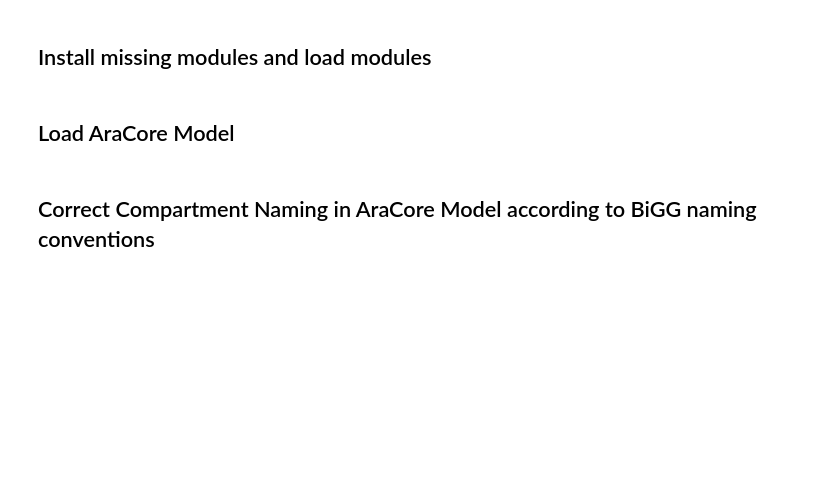
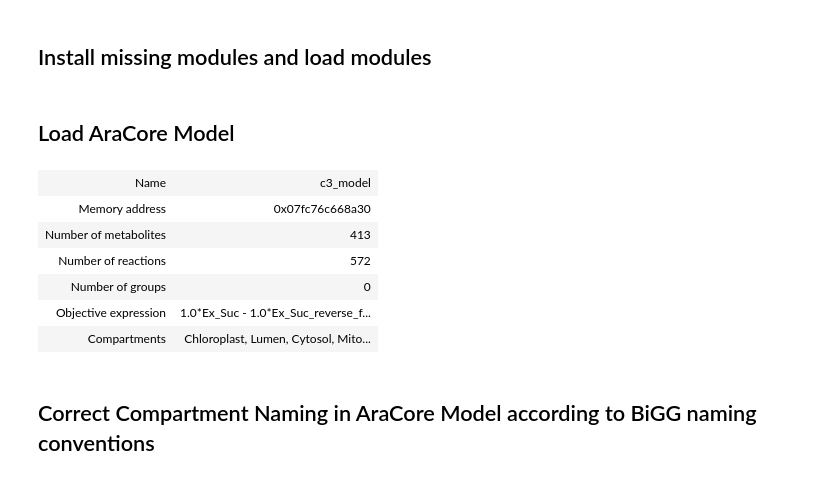
Before and after one commit to chloea31/AraCore, a Jupyter notebook: notebooks/2021-06-04-mb-reaction-mapping-table.ipynb, the cells around one changed output. Saved outputs shown, nothing was run; the diff lists cells and outputs as text; code cells hidden in the pictures; blank space fills up the shorter version.

```diff
--- a/notebooks/2021-06-04-mb-reaction-mapping-table.ipynb
+++ b/notebooks/2021-06-04-mb-reaction-mapping-table.ipynb
@@ -16,6 +16,15 @@ r = requests.get(fileName)
 # %%
 #Create model
 model = cobra.io.read_sbml_model(r.text)
+model
+# %% [output]
+| Name | c3_model |
+| Memory address | 0x07fc76c668a30 |
+| Number of metabolites | 413 |
+| Number of reactions | 572 |
+| Number of groups | 0 |
+| Objective expression | 1.0*Ex_Suc - 1.0*Ex_Suc_reverse_f... |
+| Compartments | Chloroplast, Lumen, Cytosol, Mito... |
 # %% [markdown]
 ## Correct Compartment Naming in AraCore Model according to BiGG naming conventions
 # %%
```
Also changed, not shown: parts of 26 cells of this notebook, 7 other files.
